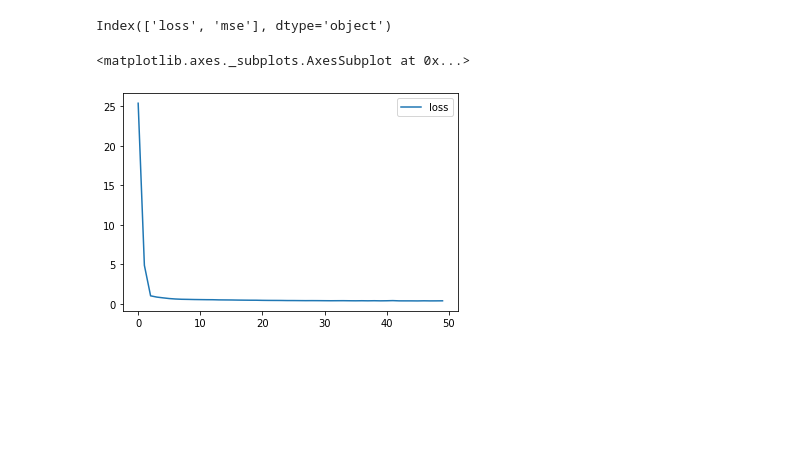
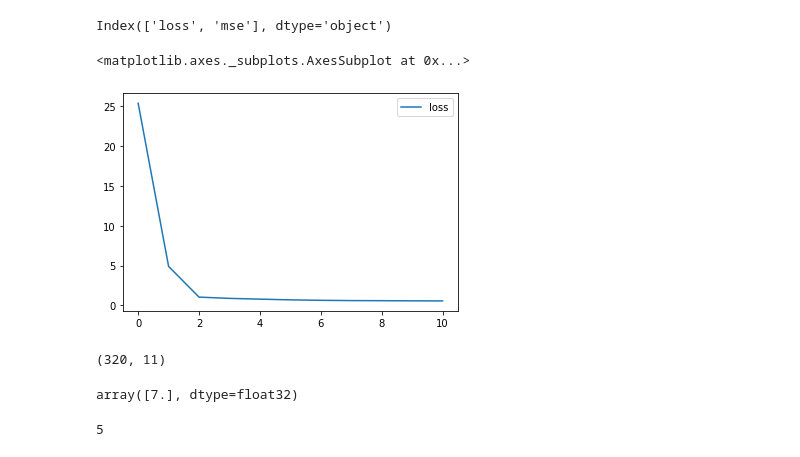
Before and after one commit to JSJeong-me/Machine_Learning, a Jupyter notebook: ML/6_0811-iro-keras-wine.ipynb, the cells around one changed output. Cells and saved outputs as stored; diff of their text form; code cells hidden in the pictures; blank space fills up the shorter version.

```diff
--- a/ML/6_0811-iro-keras-wine.ipynb
+++ b/ML/6_0811-iro-keras-wine.ipynb
@@ -142,7 +142,11 @@ df_history.columns
 # %% [output]
 Index(['loss', 'mse'], dtype='object')
 # %%
-df_history.loc[:,['loss']].plot()
+df_history.loc[0:10,['loss']].plot()
 # %% [output]
 <matplotlib.axes._subplots.AxesSubplot at 0x...>
-[figure, old version]
+[figure, new version]
+# %%
+s_X_test.shape
+# %% [output]
+(320, 11)
@@ -148,0 +155,4 @@ df_history.loc[:,['loss']].plot()
+# %%
+y_pred[10].round()
+# %% [output]
+array([7.], dtype=float32)
@@ -148,0 +161,4 @@ df_history.loc[:,['loss']].plot()
+# %%
+arr_y_test[7]
+# %% [output]
+5
```
Also changed, not shown: parts of 5 cells of this notebook.
